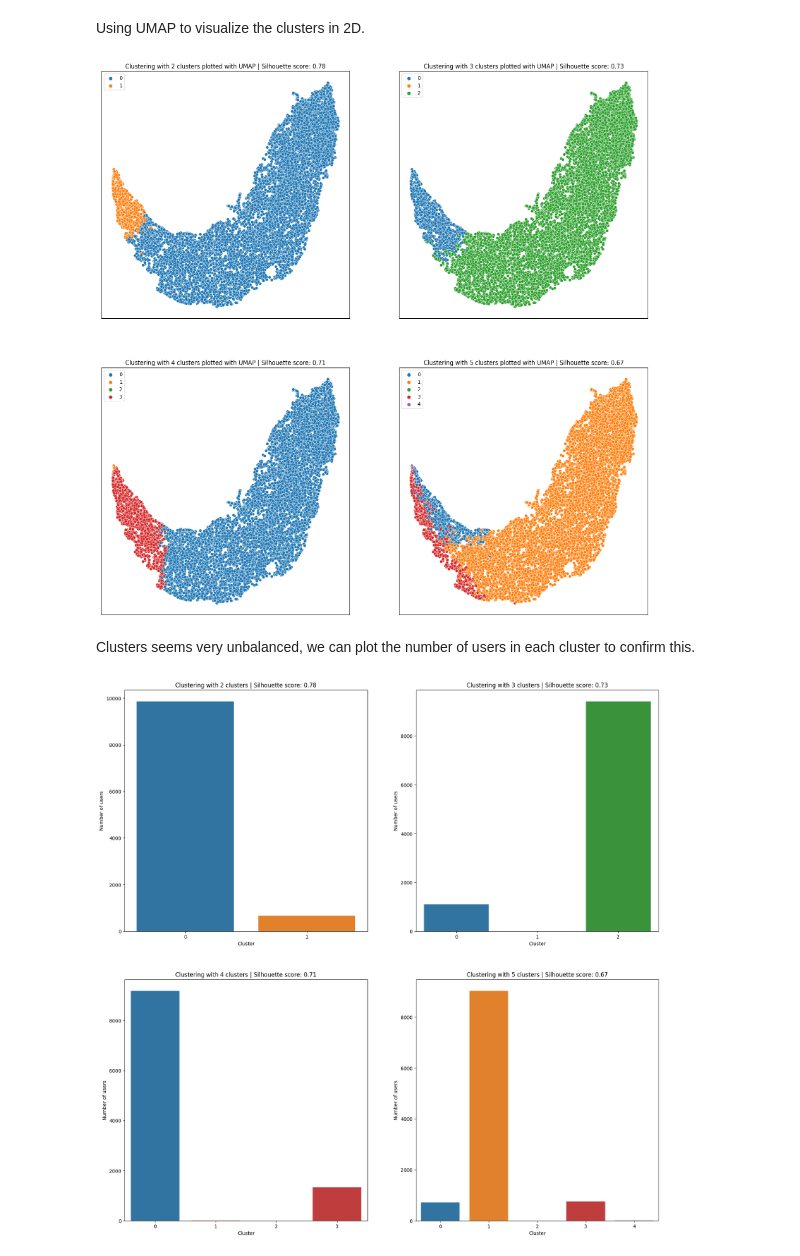
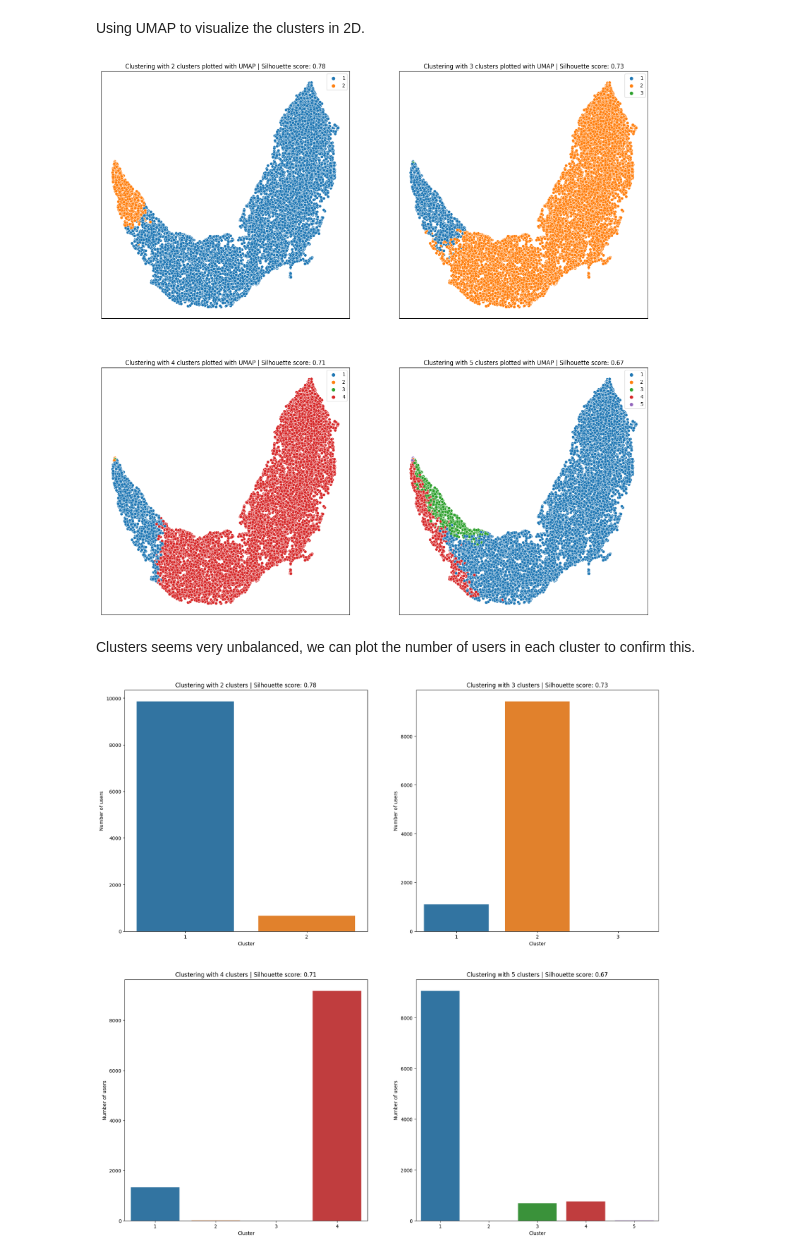
Before and after one commit to tom-sartori/IFT799, a Jupyter notebook: main.ipynb, the cells around one changed output. Saved outputs shown, nothing was run; the diff lists cells and outputs as text; code cells hidden in the pictures.

```diff
--- a/main.ipynb
+++ b/main.ipynb
@@ -168,7 +165,7 @@ embedding = UMAP().fit_transform(users_profiles)
 # Plotting all the clustering using subplots and seaborn
 fig, axes = plt.subplots(2, 2, figsize=(20, 20))
 for i, ax in enumerate(axes.flat):
-    sns.scatterplot(x=embedding[:, 0], y=embedding[:, 1], hue=labels[i], ax=ax, palette='tab10')
+    sns.scatterplot(x=embedding[:, 0], y=embedding[:, 1], hue=labels[i]+1, ax=ax, palette='tab10')
     ax.set_title(f'Clustering with {i + 2} clusters plotted with UMAP | Silhouette score: {round(silhouette_scores[i], 2)}')
     ax.set_xlabel('UMAP 1')
     ax.set_ylabel('UMAP 2')
@@ -176,17 +173,17 @@ for i, ax in enumerate(axes.flat):
     ax.yaxis.set_visible(False)
 plt.show()
 # %% [output]
-[figure, old version]
+[figure, new version]
 # %% [markdown]
 Clusters seems very unbalanced, we can plot the number of users in each cluster to confirm this.
 # %%
 # Plotting the distribution between the clusters for each clsutering
 fig, axes = plt.subplots(2, 2, figsize=(20, 20))
 for i, ax in enumerate(axes.flat):
-    sns.barplot(x=np.unique(labels[i], return_counts=True)[0], y=np.unique(labels[i], return_counts=True)[1], ax=ax)
+    sns.barplot(x=np.unique(labels[i], return_counts=True)[0]+1, y=np.unique(labels[i], return_counts=True)[1], ax=ax)
     ax.set_title(f'Clustering with {i + 2} clusters | Silhouette score: {round(silhouette_scores[i], 2)}')
     ax.set_xlabel('Cluster')
     ax.set_ylabel('Number of users')
 plt.show()
 # %% [output]
-[figure, old version]
+[figure, new version]
```
Also changed, not shown: parts of 4 cells of this notebook, 1 other file.
